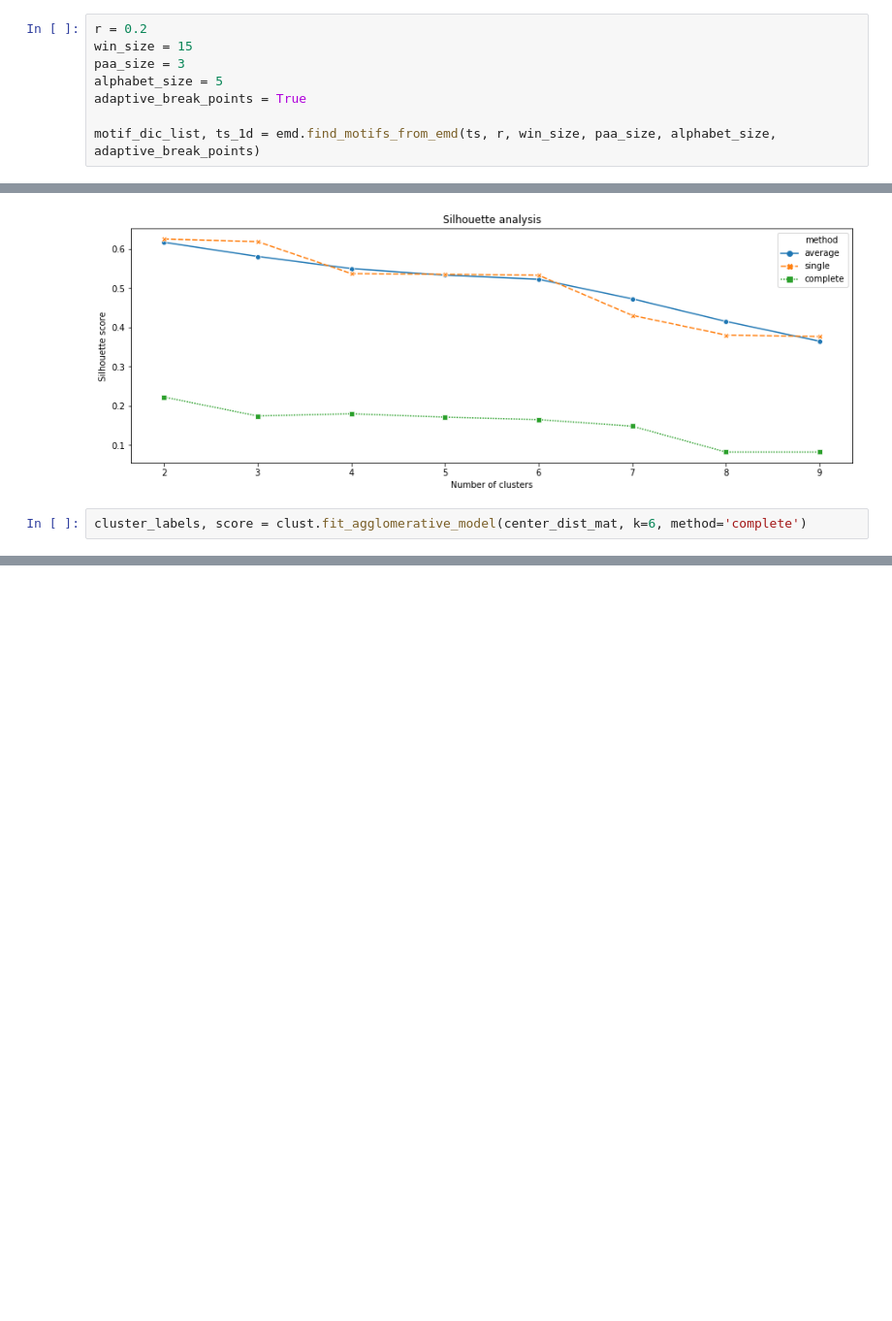
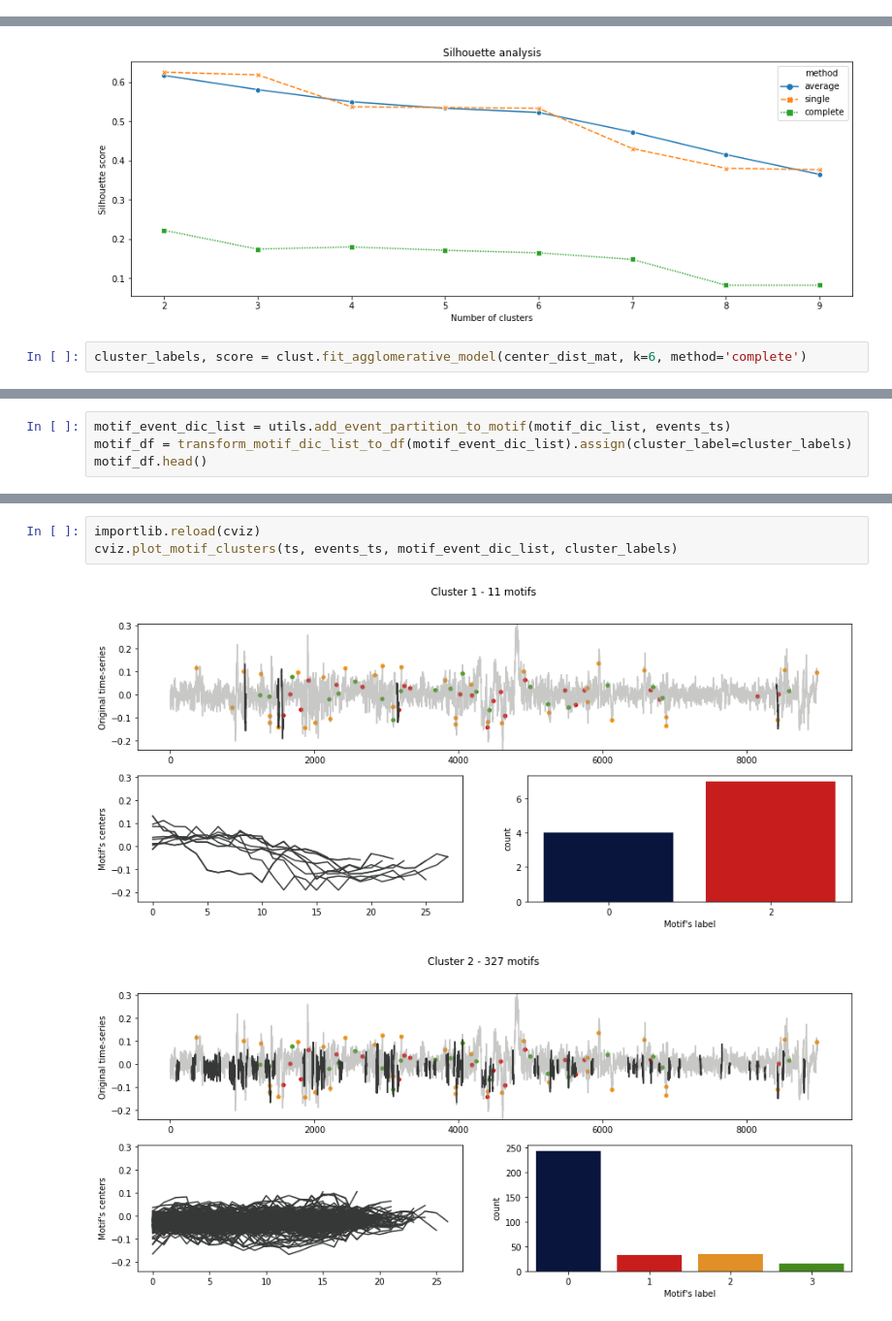
Before and after one commit to misilva73/manueverMotifs, a Jupyter notebook: notebooks/exp_lat_acc_clustering.ipynb, the cells around one changed output, grey strips where cells are left out. Shown at 97% size. Saved outputs shown, nothing was run; the diff lists cells and outputs as text; blank space fills up the shorter version.

```diff
--- a/notebooks/exp_lat_acc_clustering.ipynb
+++ b/notebooks/exp_lat_acc_clustering.ipynb
@@ -32,8 +47,0 @@ events_ts = trip_df['event_type'].values
-# %%
-r = 0.2
-win_size = 15
-paa_size = 3
-alphabet_size = 5
-adaptive_break_points = True
-
-motif_dic_list, ts_1d = emd.find_motifs_from_emd(ts, r, win_size, paa_size, alphabet_size, adaptive_break_points)
@@ -145,0 +71,4 @@ dtype: int64
+# %%
+motif_event_dic_list = utils.add_event_partition_to_motif(motif_dic_list, events_ts)
+motif_df = transform_motif_dic_list_to_df(motif_event_dic_list).assign(cluster_label=cluster_labels)
+motif_df.head()
@@ -145,0 +82,6 @@ dtype: int64
+# %%
+importlib.reload(cviz)
+cviz.plot_motif_clusters(ts, events_ts, motif_event_dic_list, cluster_labels)
+# %% [output]
+[figure, added]
+[figure, added]
```
Also changed, not shown: parts of 27 cells of this notebook, 3 other files.
